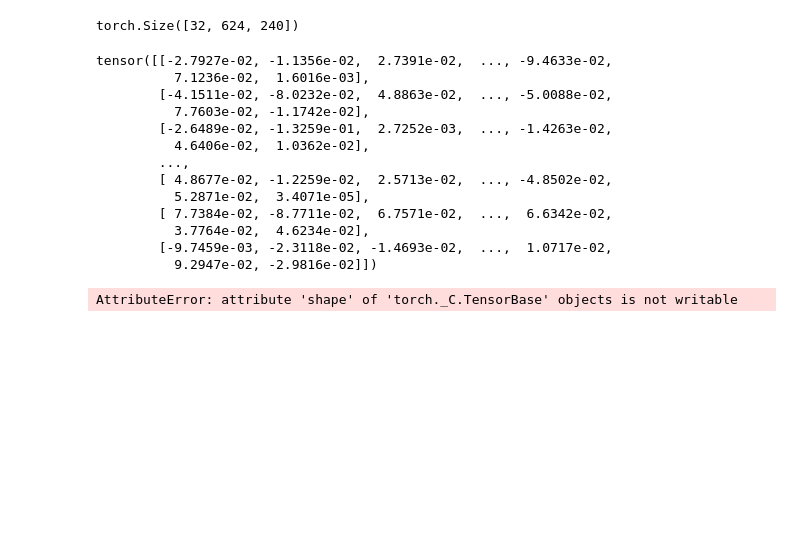
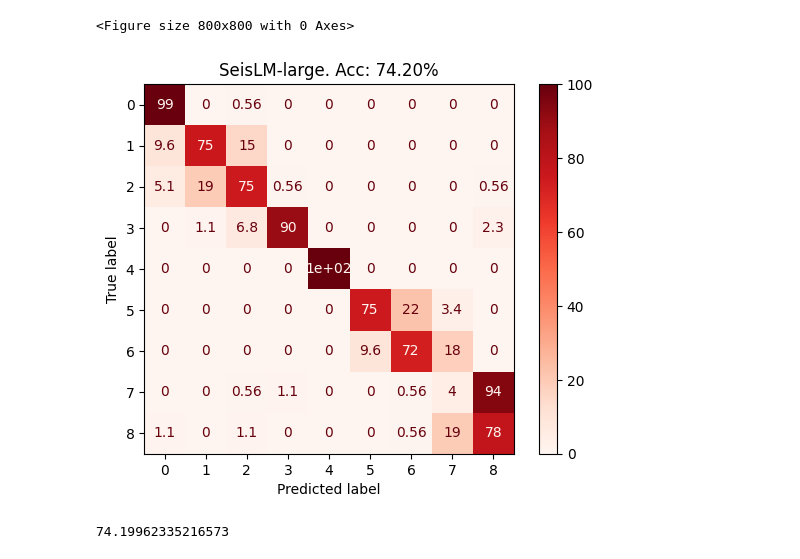
Before and after one commit to liutianlin0121/seisLM, a Jupyter notebook: notebooks/foreshock--aftershock/seislm-error-analysis.ipynb, the cells around one changed output. Drawn from its saved outputs; the diff is of its cells as text; code cells hidden in the pictures; blank space fills up the shorter version.

```diff
--- a/notebooks/foreshock--aftershock/seislm-error-analysis.ipynb
+++ b/notebooks/foreshock--aftershock/seislm-error-analysis.ipynb
@@ -12,12 +10,0 @@ NUM_CLASSES = 4
-# %%
-import json
-import ml_collections
-import torch
-from seisLM.model.task_specific.foreshock_aftershock_models import (
-  Conv1DShockClassifierLit, Wav2vec2ShockClassifierLit)
-
-
-model = Wav2vec2ShockClassifierLit.load_from_checkpoint(
-  gitdir() + '/results/models/foreshock_aftershock_run/num_classes_9_seed_42_training_fraction_0.05_model_Wav2Vec2ForSequenceClassification_time_2024-09-09-23h-10m-06s/checkpoints/epoch=3-step=36.ckpt',
-
-  )
@@ -26,37 +25,19 @@ OutOfMemoryError: CUDA out of memory. Tried to allocate 2.00 MiB. GPU
 # %%
-
-
-
 def get_seisLM_config():
-  config_path = gitdir() + '/seisLM/configs/foreshock_aftershock/seisLM_shock_classifier.json'
+  config_path = gitdir() + '/seisLM/configs/foreshock_aftershock/seisLM_large_shock_classifier.json'
   with open(config_path, "r", encoding="utf-8") as f:
     config = json.load(f)
   config = ml_collections.ConfigDict(config)
-  config.model_args.num_classes = NUM_CLASSES
+  config.model_args.num_classes = model.model_config.num_classes
   return config
 
 config = get_seisLM_config()
-
-model = Wav2vec2ShockClassifierLit(
-  model_config=config.model_args,
-  training_config=config.trainer_args,
-  ).model
-
-print('config', config)
-# from seisLM.model.foundation import pretrained_models
-
-
-# pretrained_model = pretrained_models.LitMultiDimWav2Vec2.load_from_checkpoint(
-#     model.config.pretrained_ckpt_path
-# ).model
-
-
 device = torch.device("cuda" if torch.cuda.is_available() else "cpu")
 
 model = model.to(device)
 model = model.eval()
 loaders = prepare_foreshock_aftershock_dataloaders(
-  num_classes=model.config.num_classes,
+  num_classes=config.model_args.num_classes,
   **config.data_args
 )
 # %% [output]
@@ -193,53 +49,45 @@ wav2vec2_output.hidden_states
-# %%
-hidden_states.shape
-# %% [output]
-torch.Size([32, 624, 240])
-# %%
-hidden_states[0]
-# %% [output]
-tensor([[-2.7927e-02, -1.1356e-02,  2.7391e-02,  ..., -9.4633e-02,
-          7.1236e-02,  1.6016e-03],
-        [-4.1511e-02, -8.0232e-02,  4.8863e-02,  ..., -5.0088e-02,
-          7.7603e-02, -1.1742e-02],
-        [-2.6489e-02, -1.3259e-01,  2.7252e-03,  ..., -1.4263e-02,
-          4.6406e-02,  1.0362e-02],
-        ...,
-        [ 4.8677e-02, -1.2259e-02,  2.5713e-02,  ..., -4.8502e-02,
-          5.2871e-02,  3.4071e-05],
-        [ 7.7384e-02, -8.7711e-02,  6.7571e-02,  ...,  6.6342e-02,
-          3.7764e-02,  4.6234e-02],
-        [-9.7459e-03, -2.3118e-02, -1.4693e-02,  ...,  1.0717e-02,
-          9.2947e-02, -2.9816e-02]])
 # %%
 from sklearn.metrics import confusion_matrix, ConfusionMatrixDisplay
 
 
 all_gt_class = []
 all_pred_class = []
 all_losses = []
 
 model = model.to(device)
 model.eval()
 
 for X, y in loaders['test']:
   with torch.no_grad():
     logits = model(X.to(device)).cpu()
     pred_class = np.argmax(logits.numpy(), axis=1)
     loss = torch.nn.functional.cross_entropy(logits, y)
     all_losses.append(loss.item())
 
   all_gt_class.append(y)
   all_pred_class.append(pred_class)
 
 all_gt_class = np.concatenate(all_gt_class)
 all_pred_class = np.concatenate(all_pred_class)
 
 
 cm = confusion_matrix(all_gt_class, all_pred_class)
 cm_percentage = 100 * cm.astype('float') / cm.sum(axis=1)[:, np.newaxis]
 
 plt.figure(figsize=(8, 8))
 disp = ConfusionMatrixDisplay(confusion_matrix=cm_percentage)
-disp.plot()
+disp.plot(cmap='Reds')
+if "base" in model_relative_path:
+  plt.title("SeisLM-base. Acc: {:.2f}%".format(cm_percentage.diagonal().mean()))
+elif "large" in model_relative_path:
+  plt.title("SeisLM-large. Acc: {:.2f}%".format(cm_percentage.diagonal().mean()))
+else:
+  raise ValueError("model_relative_path must contain 'base' or 'large'")
+# title = "SeisLM-base shock classifier" if "base" in model_relative_path else "SeisLM-large shock classifier"
 # %% [output]
-AttributeError: attribute 'shape' of 'torch._C.TensorBase' objects is not writable
+<Figure size 800x800 with 0 Axes>
+[figure, added]
+# %%
+cm_percentage.diagonal().mean()
+# %% [output]
+74.19962335216573
```
Also changed, not shown: parts of 8 cells of this notebook, 6 other files.
